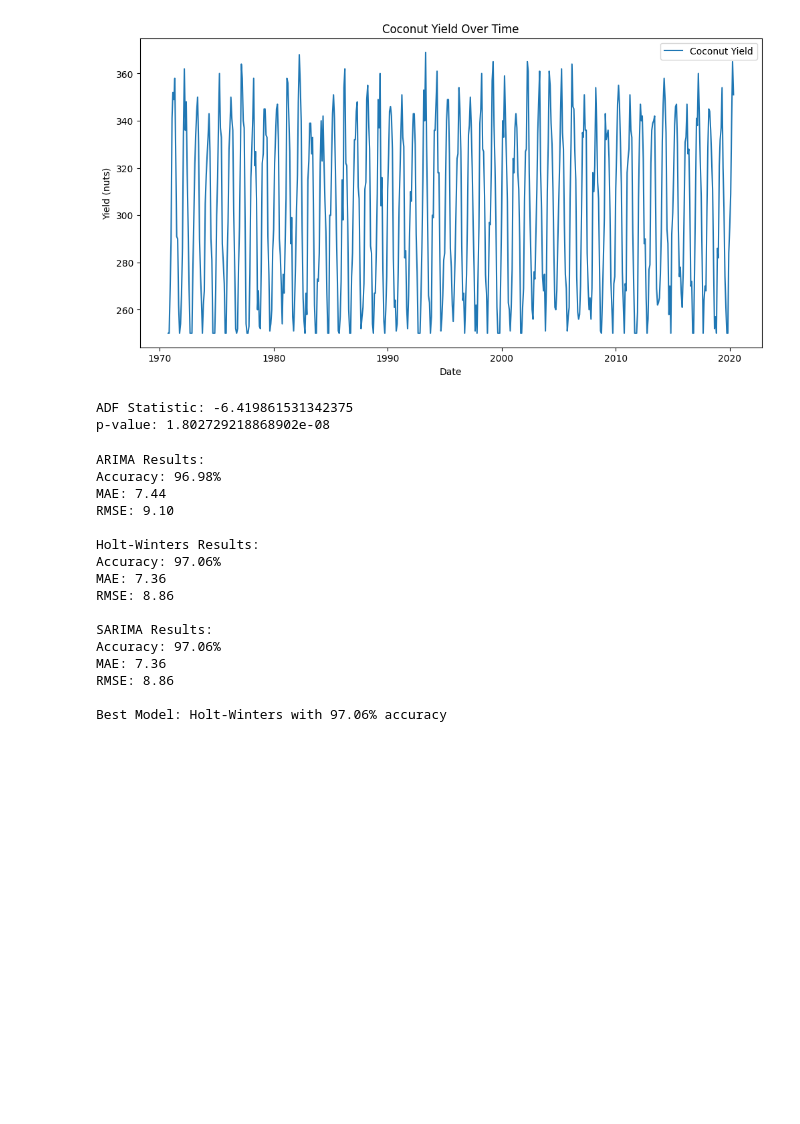
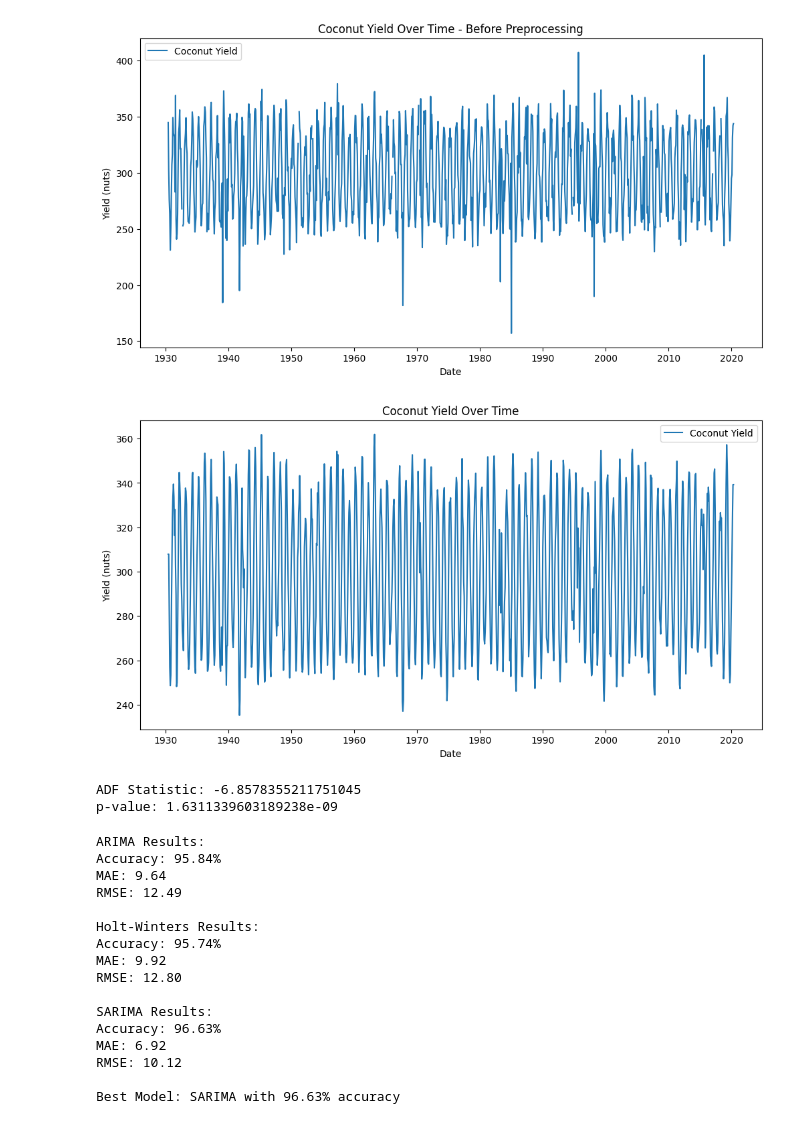
Before and after one commit to thanujaD00/Research_Procjct, a Jupyter notebook: CoconutYieldPrediction/model training.ipynb, the cells around one changed output. Saved outputs shown, nothing was run; the diff lists cells and outputs as text; code cells hidden in the pictures; blank space fills up the shorter version.

Commit message:
try to preprocess data

```diff
--- a/CoconutYieldPrediction/model training.ipynb
+++ b/CoconutYieldPrediction/model training.ipynb
@@ -12,4 +132,6 @@ from sklearn.metrics import mean_absolute_error, mean_squared_error
 # %%
 # Load the dataset
-df = pd.read_csv('seasonal_coconut_yield_data_4.csv', parse_dates=['Date'], index_col='Date')
+# df = pd.read_csv('seasonal_coconut_yield_data_4.csv', parse_dates=['Date'], index_col='Date')
+df = pd.read_csv('processed_coconut_data.csv', parse_dates=['Date'], index_col='Date')
+df_before = pd.read_csv('noisy_coconut_data.csv', parse_dates=['Date'],  index_col='Date')
 # %%
@@ -32,16 +153,26 @@ train_size = int(len(df) * 0.8)
 train = df['Coconut Count'][:train_size]
 test = df['Coconut Count'][train_size:]
 # %%
+# Visualize the time series data
+plt.figure(figsize=(12, 6))
+plt.plot(df_before['Coconut Count'], label='Coconut Yield')
+plt.title('Coconut Yield Over Time - Before Preprocessing')
+plt.xlabel('Date')
+plt.ylabel('Yield (nuts)')
+plt.legend()
+plt.show()
+
 # Visualize the time series data
 plt.figure(figsize=(12, 6))
 plt.plot(df['Coconut Count'], label='Coconut Yield')
 plt.title('Coconut Yield Over Time')
 plt.xlabel('Date')
 plt.ylabel('Yield (nuts)')
 plt.legend()
 plt.show()
 # %% [output]
-[figure, old version]
+[figure, new version]
+[figure, added]
 # %%
 # Test for stationarity (ADF test)
 def test_stationarity(timeseries):
@@ -51,8 +182,8 @@ def test_stationarity(timeseries):
 # %%
 test_stationarity(df['Coconut Count'])
 # %% [output]
-ADF Statistic: -6.419861531342375
-p-value: 1.802729218868902e-08
+ADF Statistic: -6.8578355211751045
+p-value: 1.6311339603189238e-09
 # %%
 def train_evaluate_model(model_name, train, test):
     if model_name == 'ARIMA':
@@ -102,21 +233,21 @@ for model_name, result in results.items():
 print(f"\nBest Model: {best_model} with {best_accuracy:.2f}% accuracy")
 # %% [output]
 ARIMA Results:
-Accuracy: 96.98%
-MAE: 7.44
-RMSE: 9.10
+Accuracy: 95.84%
+MAE: 9.64
+RMSE: 12.49
 
 Holt-Winters Results:
-Accuracy: 97.06%
-MAE: 7.36
-RMSE: 8.86
+Accuracy: 95.74%
+MAE: 9.92
+RMSE: 12.80
 
 SARIMA Results:
-Accuracy: 97.06%
-MAE: 7.36
-RMSE: 8.86
+Accuracy: 96.63%
+MAE: 6.92
+RMSE: 10.12
 
-Best Model: Holt-Winters with 97.06% accuracy
+Best Model: SARIMA with 96.63% accuracy
 # %%
 plt.figure(figsize=(12, 6))
 plt.plot(train.index, train, label='Training')
```
Also changed, not shown: parts of 5 cells of this notebook, 3 other files.
